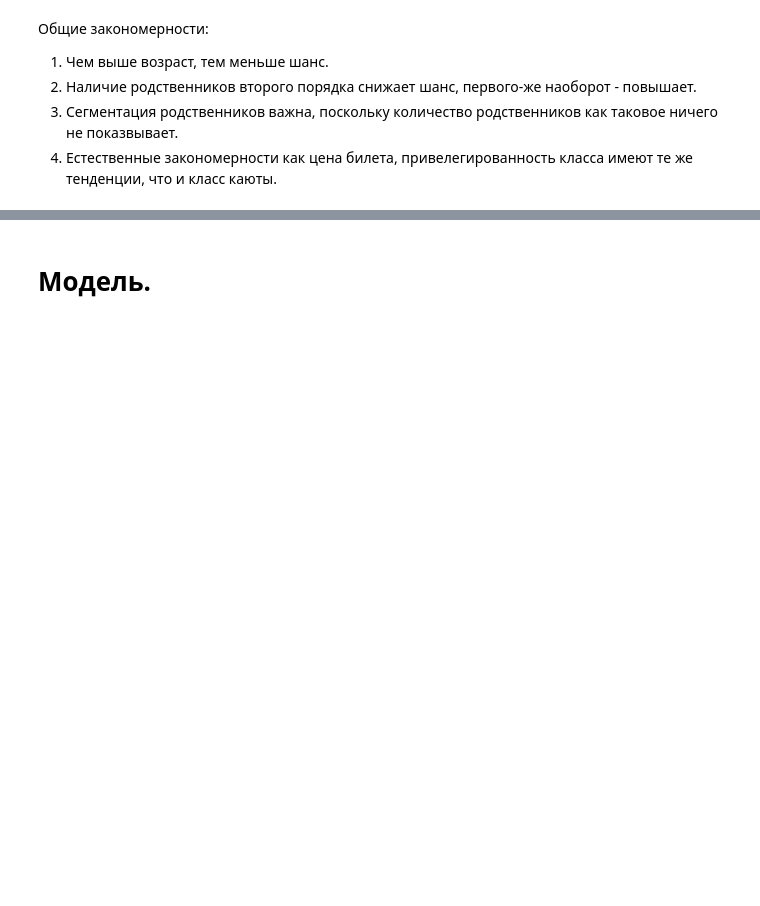
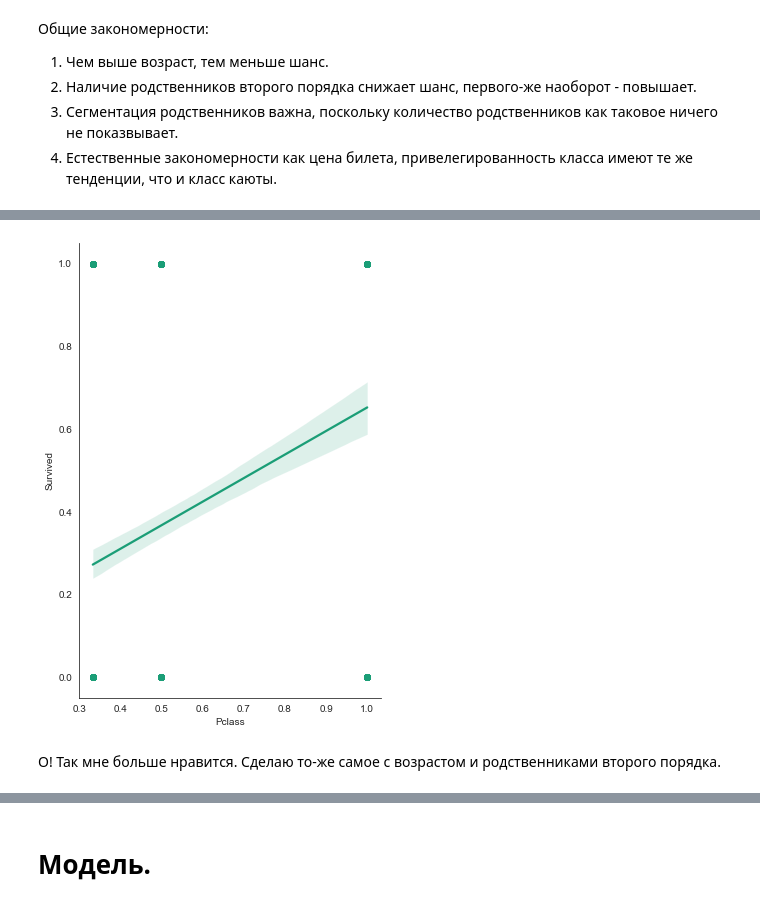
Before and after one commit to jast4ik/Hillel_ML_HW, a Jupyter notebook: Homework07/HW07.ipynb, the cells around one changed output, grey strips where cells are left out. Cells and saved outputs as stored; diff of their text form; code cells hidden in the pictures; blank space fills up the shorter version.

```diff
--- a/Homework07/HW07.ipynb
+++ b/Homework07/HW07.ipynb
@@ -308,0 +323,6 @@ src_df_clear.head()
+# %%
+a = sns.pairplot(src_df, x_vars=['Pclass'], y_vars='Survived', height=7, aspect=0.7, kind='reg')
+# %% [output]
+[figure, added]
+# %% [markdown]
+О! Так мне больше нравится. Сделаю то-же самое с возрастом и родственниками второго порядка.
```
Also changed, not shown: parts of 23 cells of this notebook.
